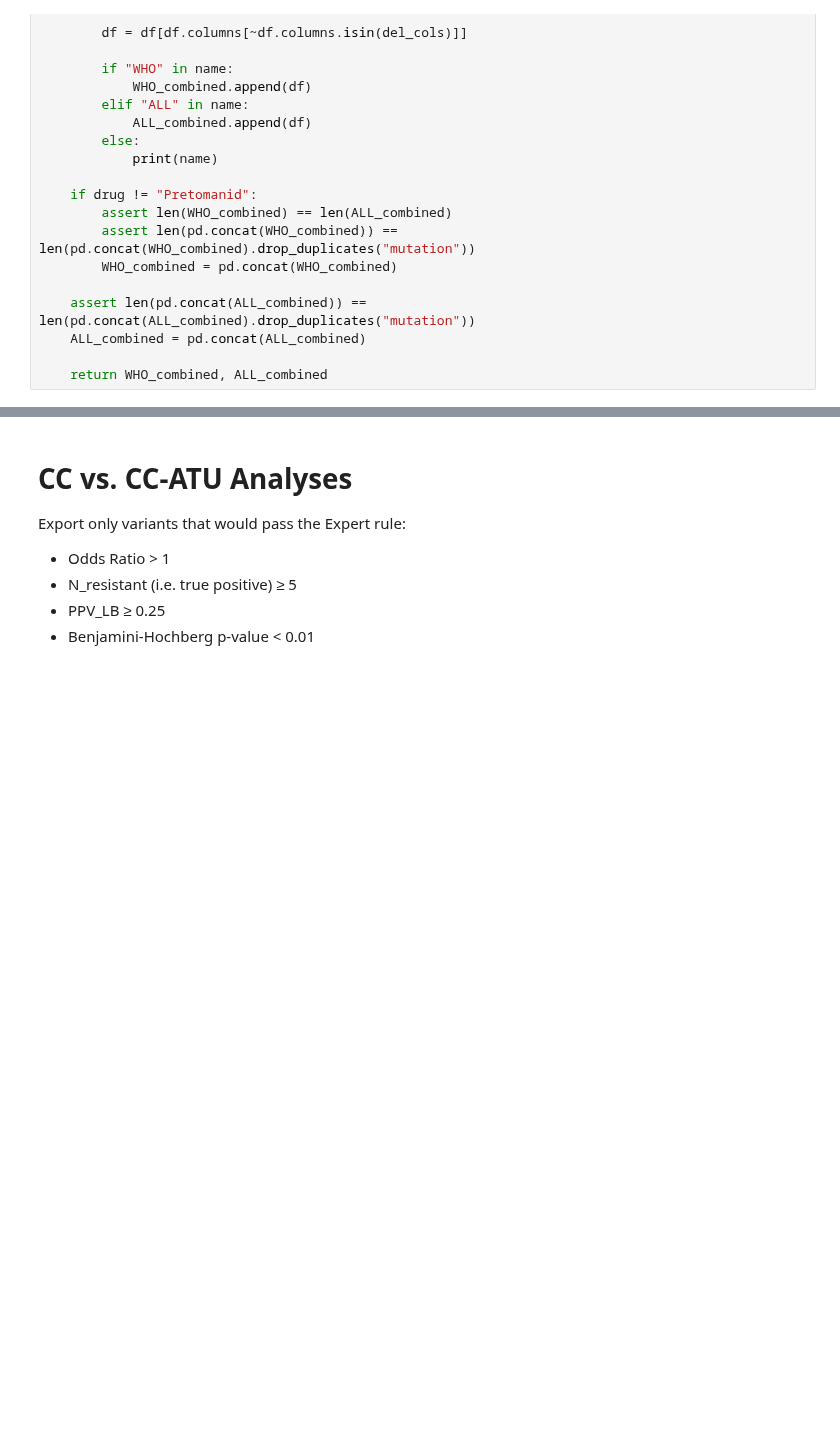
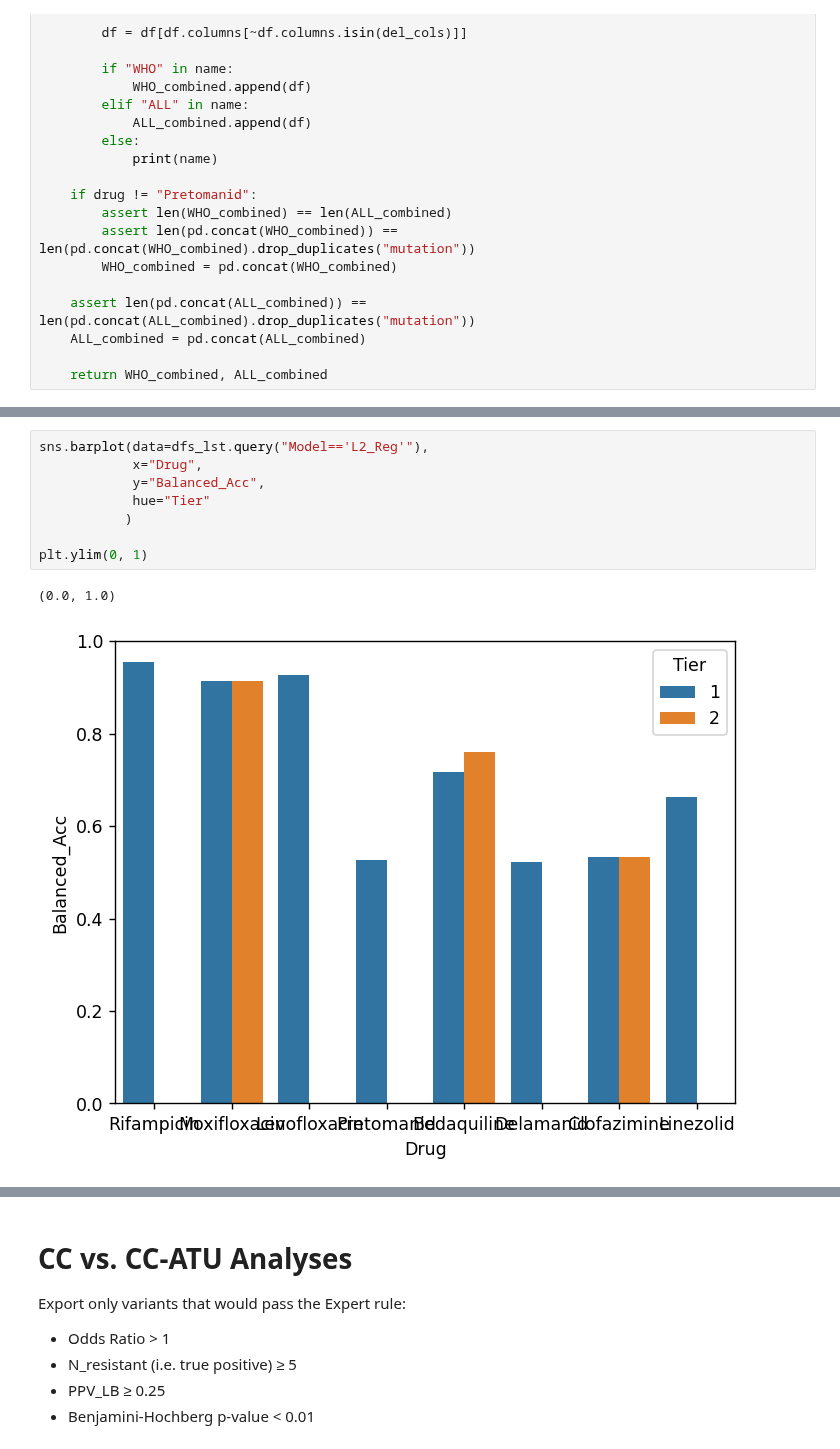
Before and after one commit to farhat-lab/who-analysis, a Jupyter notebook: analysis/analysis.ipynb, the cells around one changed output, grey strips where cells are left out. Cells and saved outputs as stored; diff of their text form; blank space fills up the shorter version.

```diff
--- a/analysis/analysis.ipynb
+++ b/analysis/analysis.ipynb
@@ -581,0 +1221,11 @@ with pd.ExcelWriter(f"../results/NewDrugs_ALL_results.xlsx") as file:
+# %%
+sns.barplot(data=dfs_lst.query("Model=='L2_Reg'"),
+            x="Drug",
+            y="Balanced_Acc",
+            hue="Tier"
+           )
+
+plt.ylim(0, 1)
+# %% [output]
+(0.0, 1.0)
+[figure, added]
```
Also changed, not shown: parts of 114 cells of this notebook, 37 other files.
